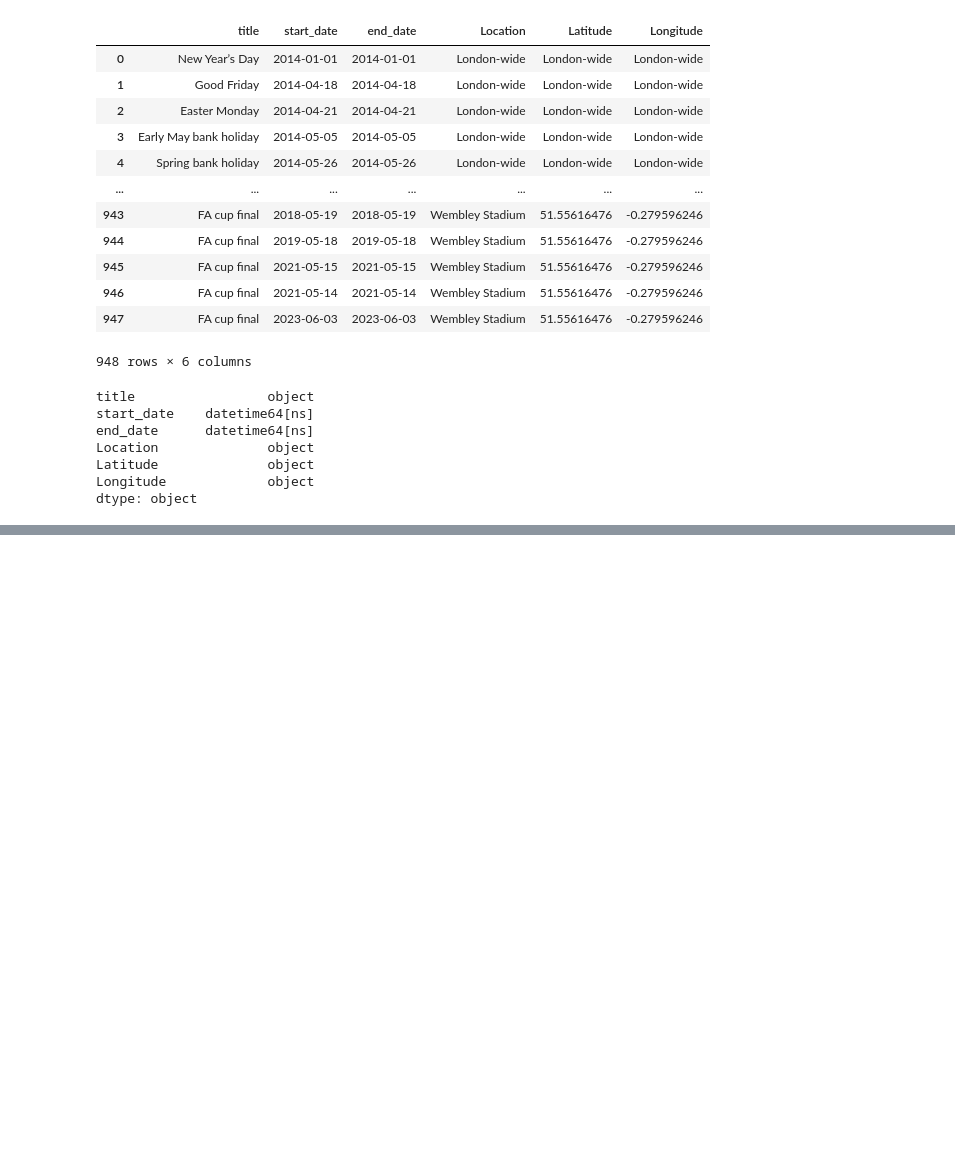
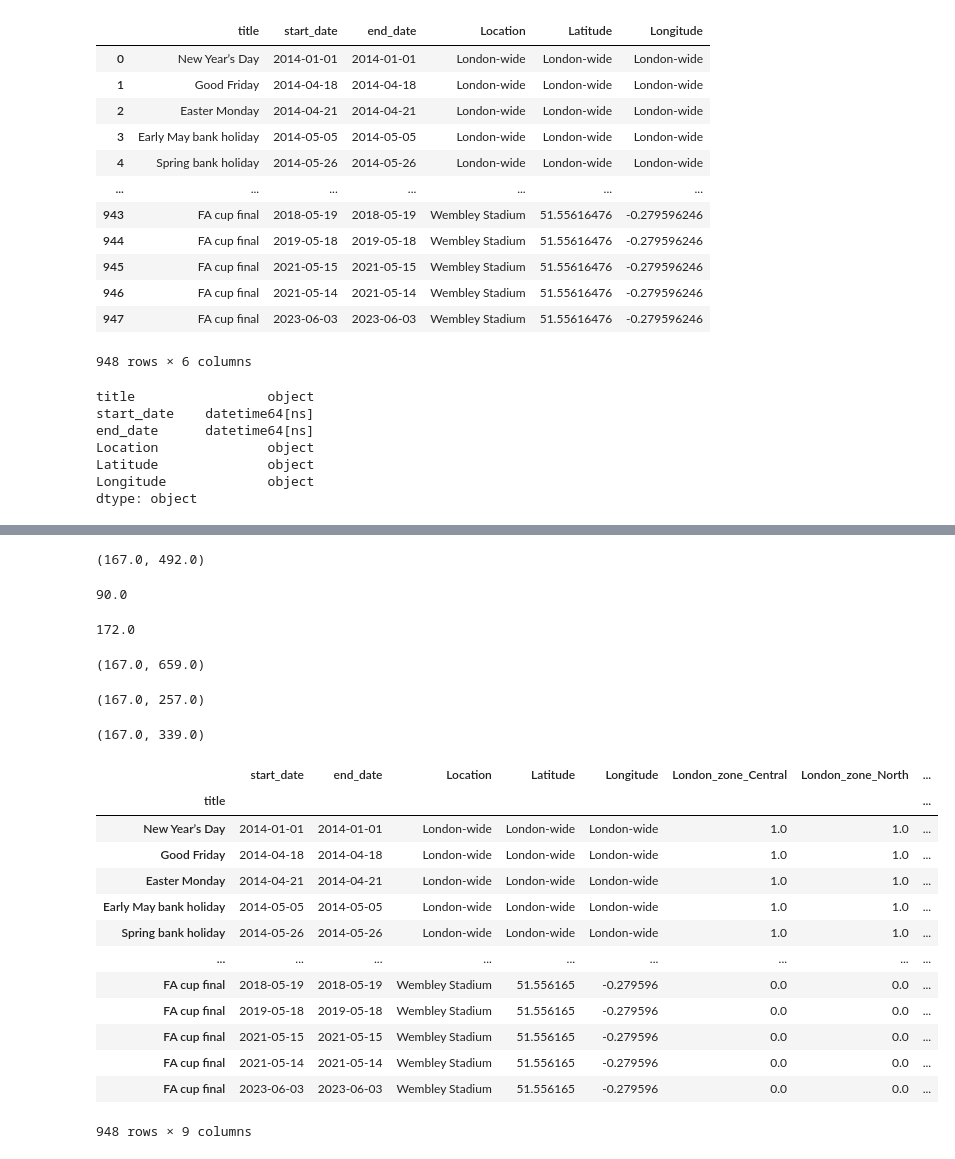
Before and after one commit to elsebasmar/london-bss, a Jupyter notebook: londonbss/notebooks/data_collection/C-Calendar_events.ipynb, the cells around one changed output, grey strips where cells are left out. Drawn from its saved outputs; the diff is of its cells as text; code cells hidden in the pictures; blank space fills up the shorter version.

Commit message:
reworking and preprocessing

```diff
--- a/londonbss/notebooks/data_collection/C-Calendar_events.ipynb
+++ b/londonbss/notebooks/data_collection/C-Calendar_events.ipynb
@@ -304,0 +439,2 @@ dtype: object
+# %%
+all_events_df["London_zone"] =london_loc
@@ -304,0 +455,13 @@ dtype: object
+# %%
+from sklearn.preprocessing import OneHotEncoder
+
+print(f"The unique values for 'Zone' are {all_events_df.London_zone.unique()}")
+
+# Instantiate the OneHotEncoder
+ohe = OneHotEncoder(sparse = False)
+
+# Fit encoder
+ohe.fit(all_events_df[['London_zone']])
+
+# Display the detected categories
+print(f"The categories detected by the OneHotEncoder are {ohe.categories_}")
@@ -304,0 +472,12 @@ dtype: object
+# %%
+# Display the generated names
+print(f"The column names for the encoded values are {ohe.get_feature_names_out()}")
+
+# Transform the current "Street" column
+all_events_df[ohe.get_feature_names_out()] = ohe.transform(all_events_df[['London_zone']])
+
+# Drop the column "Street" which has been encoded
+all_events_df.drop(columns = ["London_zone"], inplace = True)
+
+# Show the dataset
+all_events_df.head(3)
@@ -304,0 +492,46 @@ dtype: object
+# %%
+all_events_df["London_zone_London_all"].sum(), all_events_df["London_zone_Central"].sum()
+# %% [output]
+(167.0, 492.0)
+# %%
+all_events_df["London_zone_North"].sum()
+# %% [output]
+90.0
+# %%
+all_events_df["London_zone_South_West"].sum()
+# %% [output]
+172.0
+# %%
+all_events_df["London_zone_Central"] = all_events_df.apply(lambda x: 1.0 if x['London_zone_London_all'] == 1.0 else x['London_zone_Central'], axis=1)
+all_events_df["London_zone_North"] = all_events_df.apply(lambda x: 1.0 if x['London_zone_London_all'] == 1.0 else x['London_zone_North'], axis=1)
+all_events_df["London_zone_West"] = all_events_df.apply(lambda x: 1.0 if x['London_zone_London_all'] == 1.0 else x['London_zone_West'], axis=1)
+all_events_df["London_zone_South_West"] = all_events_df.apply(lambda x: 1.0 if x['London_zone_London_all'] == 1.0 else x['London_zone_South_West'], axis=1)
+# %%
+all_events_df["London_zone_London_all"].sum(), all_events_df["London_zone_Central"].sum()
+# %% [output]
+(167.0, 659.0)
+# %%
+all_events_df["London_zone_London_all"].sum(), all_events_df["London_zone_North"].sum()
+# %% [output]
+(167.0, 257.0)
+# %%
+all_events_df["London_zone_London_all"].sum(), all_events_df["London_zone_South_West"].sum()
+# %% [output]
+(167.0, 339.0)
+# %%
+all_events_df.drop(columns="London_zone_London_all")
+# %% [output]
+|  | start_date | end_date | Location | Latitude | Longitude | London_zone_Central | London_zone_North | ... |
+| title |  |  |  |  |  |  |  | ... |
+| New Year’s Day | 2014-01-01 | 2014-01-01 | London-wide | London-wide | London-wide | 1.0 | 1.0 | ... |
+| Good Friday | 2014-04-18 | 2014-04-18 | London-wide | London-wide | London-wide | 1.0 | 1.0 | ... |
+| Easter Monday | 2014-04-21 | 2014-04-21 | London-wide | London-wide | London-wide | 1.0 | 1.0 | ... |
+| Early May bank holiday | 2014-05-05 | 2014-05-05 | London-wide | London-wide | London-wide | 1.0 | 1.0 | ... |
+| Spring bank holiday | 2014-05-26 | 2014-05-26 | London-wide | London-wide | London-wide | 1.0 | 1.0 | ... |
+| ... | ... | ... | ... | ... | ... | ... | ... | ... |
+| FA cup final | 2018-05-19 | 2018-05-19 | Wembley Stadium | 51.556165 | -0.279596 | 0.0 | 0.0 | ... |
+| FA cup final | 2019-05-18 | 2019-05-18 | Wembley Stadium | 51.556165 | -0.279596 | 0.0 | 0.0 | ... |
+| FA cup final | 2021-05-15 | 2021-05-15 | Wembley Stadium | 51.556165 | -0.279596 | 0.0 | 0.0 | ... |
+| FA cup final | 2021-05-14 | 2021-05-14 | Wembley Stadium | 51.556165 | -0.279596 | 0.0 | 0.0 | ... |
+| FA cup final | 2023-06-03 | 2023-06-03 | Wembley Stadium | 51.556165 | -0.279596 | 0.0 | 0.0 | ... |
+948 rows × 9 columns
```
Also changed, not shown: parts of 20 cells of this notebook, 2 other files.
